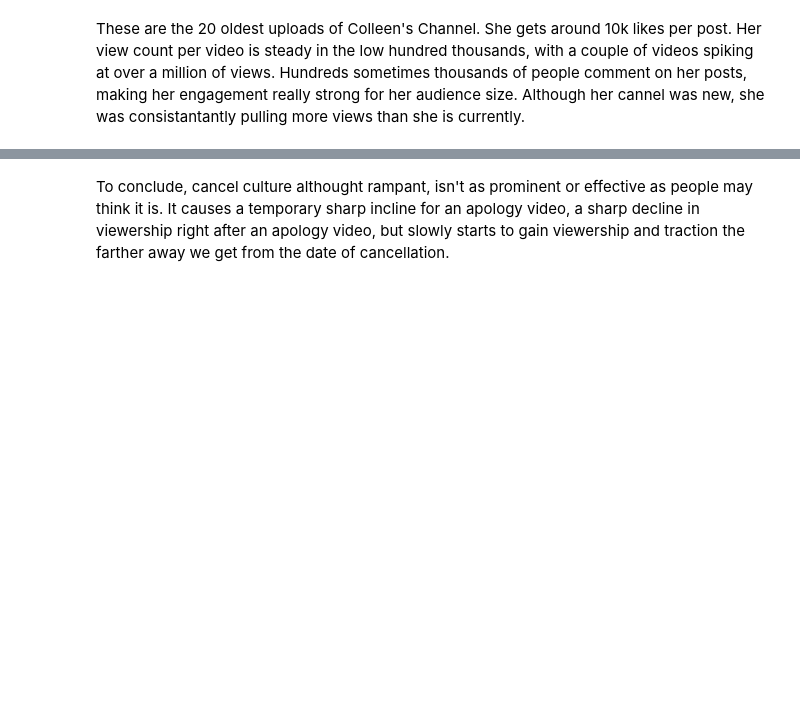
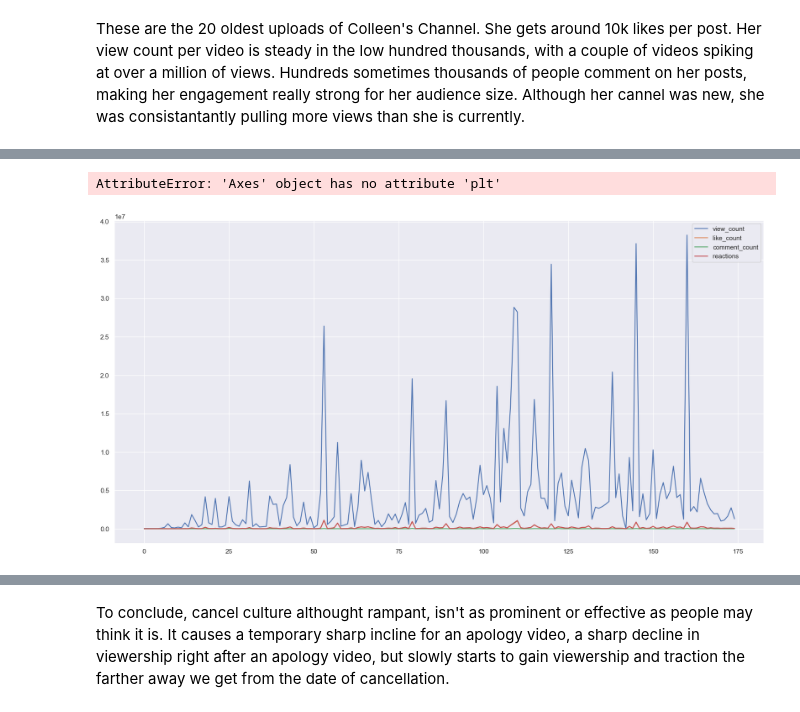
Before and after one commit to jaylenhicks/DataInEMAT2023, a Jupyter notebook: Revised Final Analysis Plan_Jaylen Hicks.ipynb, the cells around one changed output, grey strips where cells are left out. Saved outputs shown, nothing was run; the diff lists cells and outputs as text; code cells hidden in the pictures; blank space fills up the shorter version.

```diff
--- a/Revised Final Analysis Plan_Jaylen Hicks.ipynb
+++ b/Revised Final Analysis Plan_Jaylen Hicks.ipynb
@@ -185,0 +348,6 @@ These are the 20 oldest uploads of Colleen's Channel. She gets around 10k likes
+# %%
+line = df.plot()
+line.plt()
+# %% [output]
+AttributeError: 'Axes' object has no attribute 'plt'
+[figure, added]
```
Also changed, not shown: parts of 43 cells of this notebook.
